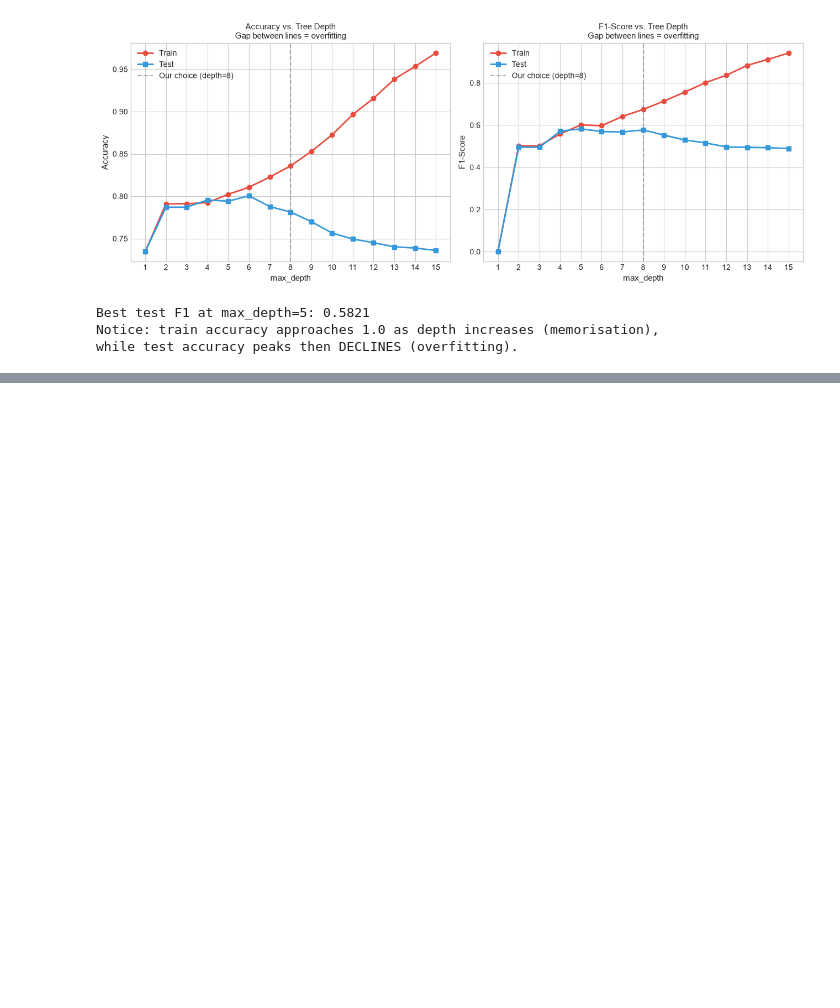
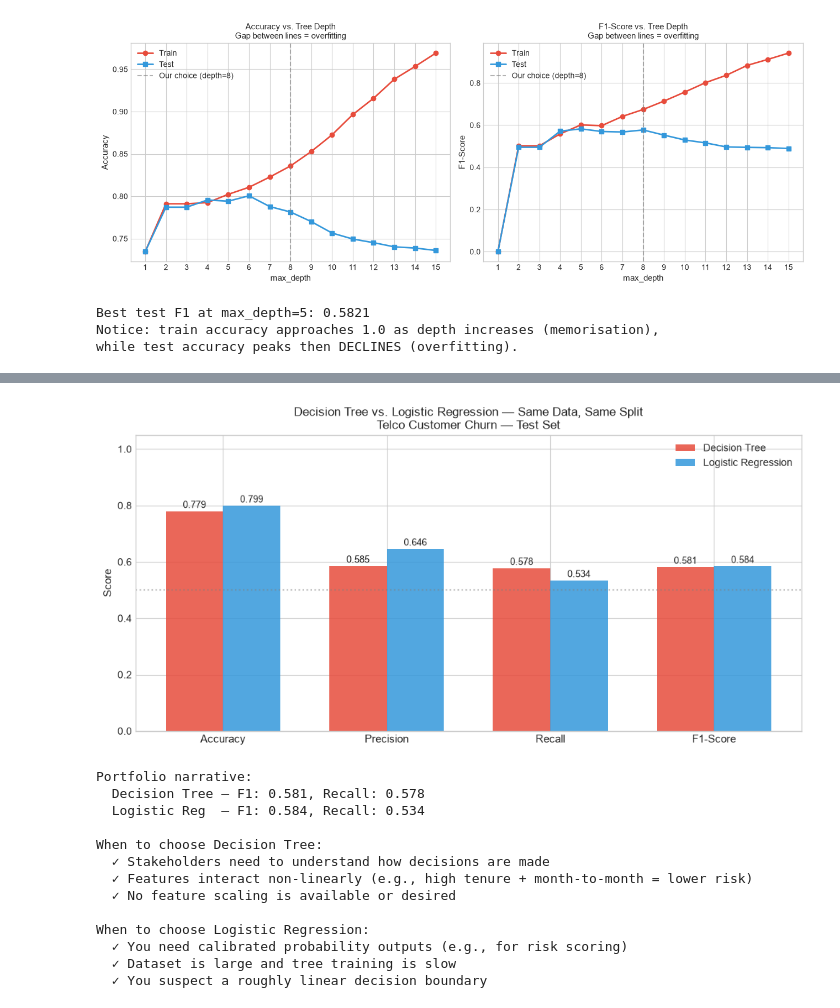
Before and after one commit to AlexKarari/decision-trees, a Jupyter notebook: notebooks/DT_learnings.ipynb, the cells around one changed output, grey strips where cells are left out. Saved outputs shown, nothing was run; the diff lists cells and outputs as text; code cells hidden in the pictures; blank space fills up the shorter version.

```diff
--- a/notebooks/DT_learnings.ipynb
+++ b/notebooks/DT_learnings.ipynb
@@ -445,0 +539,68 @@ while test accuracy peaks then DECLINES (overfitting).
+# %%
+# Side-by-side bar chart comparison
+
+dt_metrics = results['Scratch Tree']
+
+metrics    = ['accuracy', 'precision', 'recall', 'f1']
+dt_values  = [dt_metrics[m] for m in metrics]
+lr_values  = [lr_metrics[m] for m in metrics]
+labels     = ['Accuracy', 'Precision', 'Recall', 'F1-Score']
+
+x     = np.arange(len(metrics))
+width = 0.35
+
+fig, ax = plt.subplots(figsize=(10, 5))
+bars1 = ax.bar(x - width/2, dt_values, width, label='Decision Tree',
+               color=COLORS['churn'], alpha=0.85)
+bars2 = ax.bar(x + width/2, lr_values, width, label='Logistic Regression',
+               color=COLORS['neutral'], alpha=0.85)
+
+# Add value labels on bars
+for bars in [bars1, bars2]:
+    for bar in bars:
+        h = bar.get_height()
+        ax.text(bar.get_x() + bar.get_width()/2, h + 0.005,
+                f'{h:.3f}', ha='center', va='bottom', fontsize=9)
+
+ax.set_xticks(x)
+ax.set_xticklabels(labels, fontsize=11)
+ax.set_ylabel('Score', fontsize=11)
+ax.set_ylim(0, 1.05)
+ax.set_title('Decision Tree vs. Logistic Regression — Same Data, Same Split\n'
+             'Telco Customer Churn — Test Set', fontsize=12)
+ax.legend(fontsize=10)
+ax.axhline(0.5, color='gray', linestyle=':', alpha=0.5)
+
+plt.tight_layout()
+plt.savefig('../visualisations/dt_vs_lr_comparison.png', dpi=150, bbox_inches='tight')
+plt.show()
+
+# Narrative
+print('\nPortfolio narrative:')
+print(f'  Decision Tree — F1: {dt_metrics["f1"]:.3f}, Recall: {dt_metrics["recall"]:.3f}')
+print(f'  Logistic Reg  — F1: {lr_metrics["f1"]:.3f}, Recall: {lr_metrics["recall"]:.3f}')
+print()
+print('When to choose Decision Tree:')
+print('  ✓ Stakeholders need to understand how decisions are made')
+print('  ✓ Features interact non-linearly (e.g., high tenure + month-to-month = lower risk)')
+print('  ✓ No feature scaling is available or desired')
+print()
+print('When to choose Logistic Regression:')
+print('  ✓ You need calibrated probability outputs (e.g., for risk scoring)')
+print('  ✓ Dataset is large and tree training is slow')
+print('  ✓ You suspect a roughly linear decision boundary')
+# %% [output]
+[figure, added]
+Portfolio narrative:
+  Decision Tree — F1: 0.581, Recall: 0.578
+  Logistic Reg  — F1: 0.584, Recall: 0.534
+
+When to choose Decision Tree:
+  ✓ Stakeholders need to understand how decisions are made
+  ✓ Features interact non-linearly (e.g., high tenure + month-to-month = lower risk)
+  ✓ No feature scaling is available or desired
+
+When to choose Logistic Regression:
+  ✓ You need calibrated probability outputs (e.g., for risk scoring)
+  ✓ Dataset is large and tree training is slow
+  ✓ You suspect a roughly linear decision boundary
```
Also changed, not shown: parts of 4 cells of this notebook.
